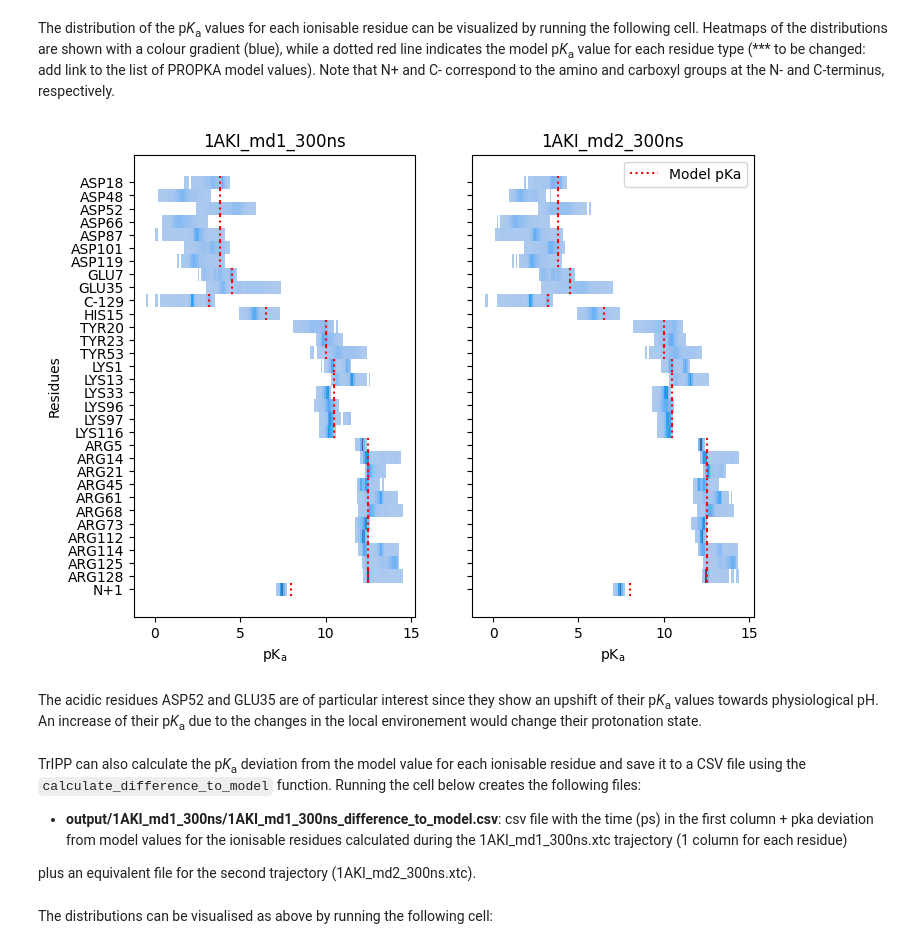
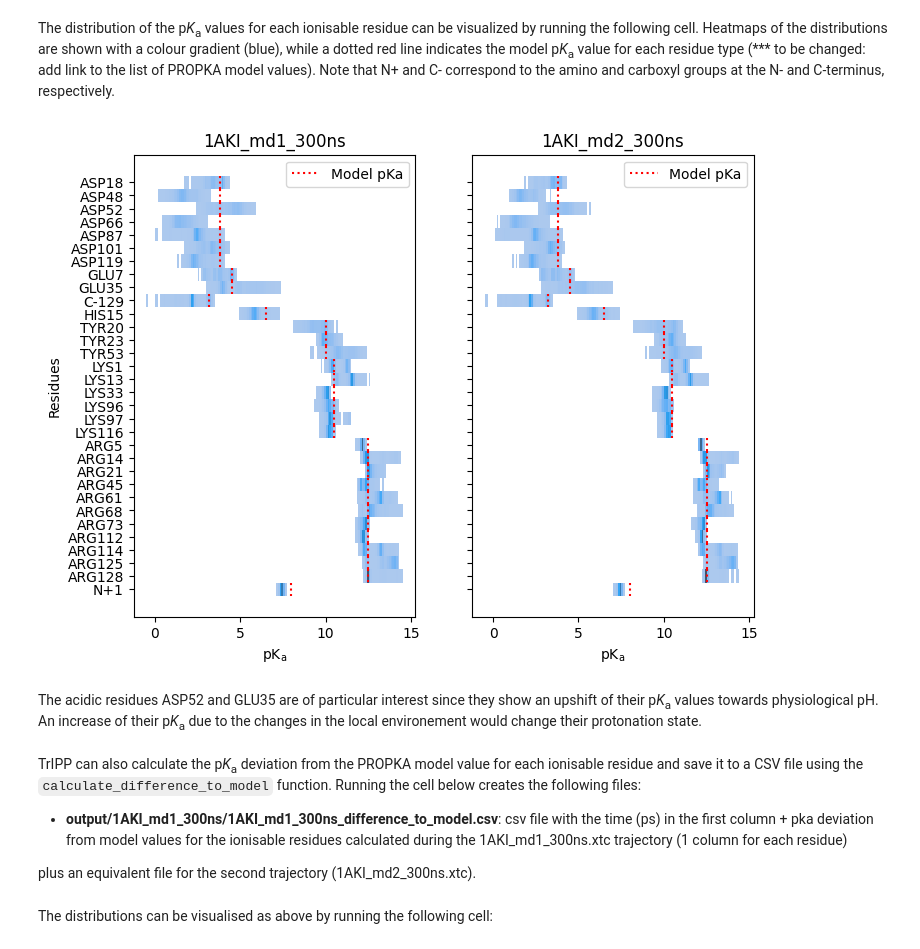
Before and after one commit to fornililab/TrIPP, a Jupyter notebook: tutorial/tripp_tutorial.ipynb, the cells around one changed output. Saved outputs shown, nothing was run; the diff lists cells and outputs as text; code cells hidden in the pictures.

```diff
--- a/tutorial/tripp_tutorial.ipynb
+++ b/tutorial/tripp_tutorial.ipynb
@@ -133,31 +137,31 @@ Expected 1 interaction atoms for bases, found:
 # %% [markdown]
 The distribution of the p*K*<sub>a</sub> values for each ionisable residue can be visualized by running the following cell. Heatmaps of the distributions are shown with a colour gradient (blue), while a dotted red line indicates the model p*K*<sub>a</sub> value for each residue type (*** to be changed: add link to the list of PROPKA model values). Note that N+ and C- correspond to the amino and carboxyl groups at the N- and C-terminus, respectively.
 # %%
-fig, ax = plt.subplots(1,ntraj, figsize = (8, 6), sharex = True, sharey = True)
+fig, ax = plt.subplots(1, ntraj, figsize = (4 * ntraj, 6), sharex = True, sharey = True)
 
 #Plot histogram showing the pKa values
 for idx in range(ntraj):
     df_md = pd.read_csv(f'{output_directories[idx]}/{output_prefix[idx]}_pka.csv')
     df_melt = df_md.melt(id_vars = 'Time [ps]', var_name = 'Residues', value_name = 'pKa value')
     sns.histplot(data=df_melt, x = 'pKa value', y = 'Residues', ax = ax[idx], binwidth = 0.1)
     ax[idx].set(xlabel = r'pK$_{\rm a}$')
     ax[idx].set_title(f"{trajectory_files[idx].split('/')[-1].split('.')[0]}")
     #Adding model pKa value to each row
     for ytick, residue in enumerate([i[:3] for i in df_melt['Residues'].unique()]):
         if 'N+' in residue:
             ax[idx].vlines(model_pka_values['NTR'], ytick-0.5, ytick+0.5, colors = 'red', linestyles = 'dotted')
         elif 'C-' in residue:
             ax[idx].vlines(model_pka_values['CTR'], ytick-0.5, ytick+0.5, colors = 'red', linestyles = 'dotted')
         else:
             ax[idx].vlines(model_pka_values[residue], ytick-0.5, ytick+0.5, colors = 'red', linestyles = 'dotted')
-ax[1].legend(['Model pKa'])
+    ax[idx].legend(['Model pKa'])
 plt.show()
 # %% [output]
-[figure, old version]
+[figure, new version]
 # %% [markdown]
 The acidic residues ASP52 and GLU35 are of particular interest since they show an upshift of their p*K*<sub>a</sub> values towards physiological pH. An increase of their p*K*<sub>a</sub> due to the changes in the local environement would change their protonation state.
 # %% [markdown]
-TrIPP can also calculate the p*K*<sub>a</sub> deviation from the model value for each ionisable residue and save it to a CSV file using the `calculate_difference_to_model` function. Running the cell below creates the following files:
+TrIPP can also calculate the p*K*<sub>a</sub> deviation from the PROPKA model value for each ionisable residue and save it to a CSV file using the `calculate_difference_to_model` function. Running the cell below creates the following files:
 
 * **output/1AKI_md1_300ns/1AKI_md1_300ns_difference_to_model.csv**: csv file with the time (ps) in the first column + pka deviation from model values for the ionisable residues calculated during the 1AKI_md1_300ns.xtc trajectory (1 column for each residue)
 
```
Also changed, not shown: parts of 16 cells of this notebook, 3 other files.
